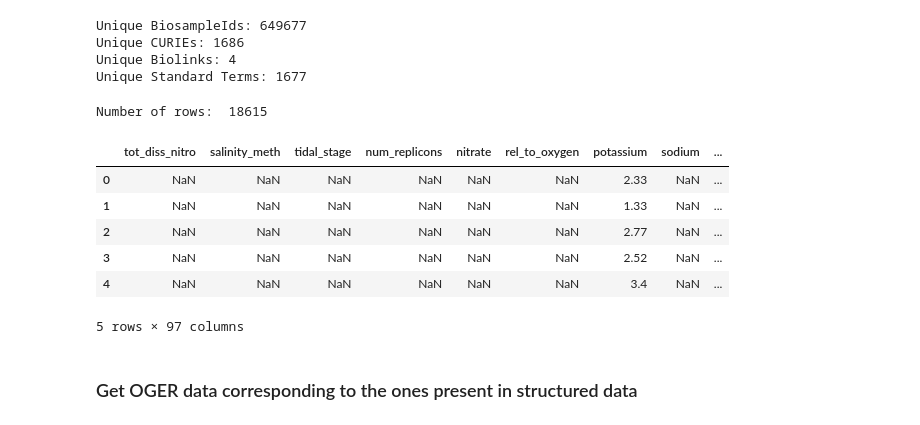
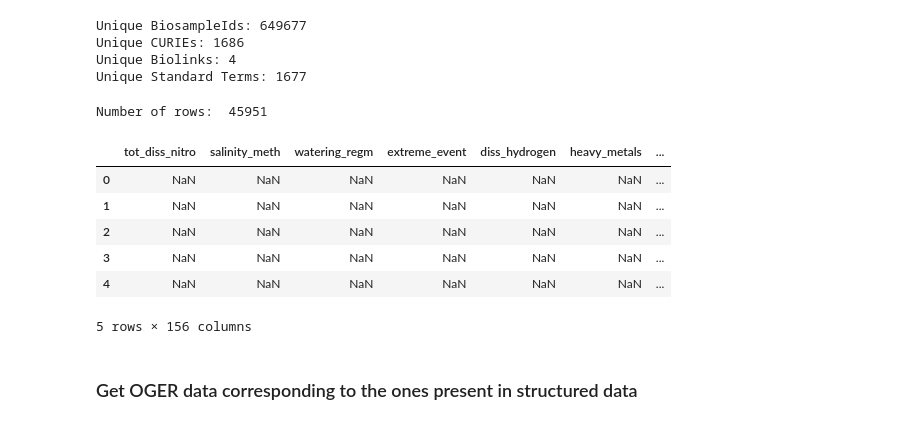
Before and after one commit to INCATools/biosample-analysis, a Jupyter notebook: src/notebooks/OGER-PostprocessingSandbox.ipynb, the cells around one changed output. Cells and saved outputs as stored; diff of their text form; code cells hidden in the pictures.

```diff
--- a/src/notebooks/OGER-PostprocessingSandbox.ipynb
+++ b/src/notebooks/OGER-PostprocessingSandbox.ipynb
@@ -79,20 +81,21 @@ envPatSal.head()
 # %%
 # Get list of IDs from structured data file
 
-fp = '../input/water-related-samples.tsv.gz'
+#fp = '../input/water-related-samples.tsv.gz'
+fp = '../input/non-human-samples.tsv.gz'
 
 structuredDataDF = pd.read_csv(fp, sep='\t', low_memory=False)
 print('Number of rows: ', str(len(structuredDataDF)))
 structuredDataDF.head()
 # %% [output]
-Number of rows:  18615
+Number of rows:  45951
-|  | tot_diss_nitro | salinity_meth | tidal_stage | num_replicons | nitrate | rel_to_oxygen | potassium | sodium | ... |
-| 0 | NaN | NaN | NaN | NaN | NaN | NaN | 2.33 | NaN | ... |
-| 1 | NaN | NaN | NaN | NaN | NaN | NaN | 1.33 | NaN | ... |
-| 2 | NaN | NaN | NaN | NaN | NaN | NaN | 2.77 | NaN | ... |
-| 3 | NaN | NaN | NaN | NaN | NaN | NaN | 2.52 | NaN | ... |
-| 4 | NaN | NaN | NaN | NaN | NaN | NaN | 3.4 | NaN | ... |
+|  | tot_diss_nitro | salinity_meth | watering_regm | extreme_event | diss_hydrogen | heavy_metals | ... |
+| 0 | NaN | NaN | NaN | NaN | NaN | NaN | ... |
+| 1 | NaN | NaN | NaN | NaN | NaN | NaN | ... |
+| 2 | NaN | NaN | NaN | NaN | NaN | NaN | ... |
+| 3 | NaN | NaN | NaN | NaN | NaN | NaN | ... |
+| 4 | NaN | NaN | NaN | NaN | NaN | NaN | ... |
-5 rows × 97 columns
+5 rows × 156 columns
 # %% [markdown]
 ### Get OGER data corresponding to the ones present in structured data
 # %% [markdown]
```
Also changed, not shown: parts of 9 cells of this notebook.
